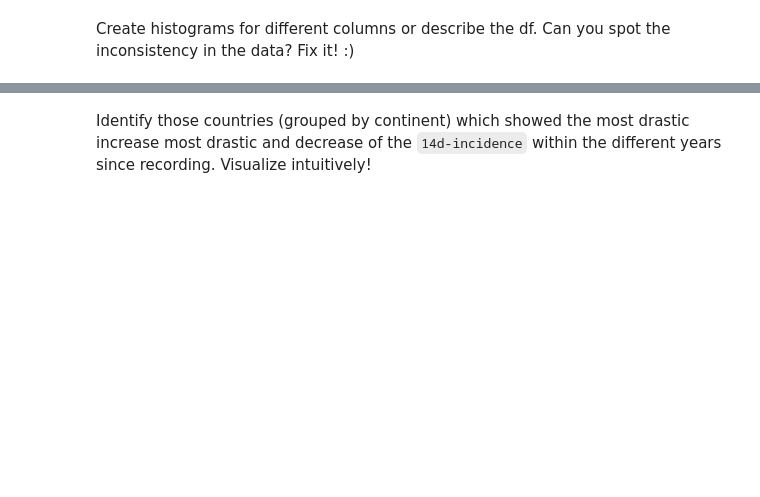
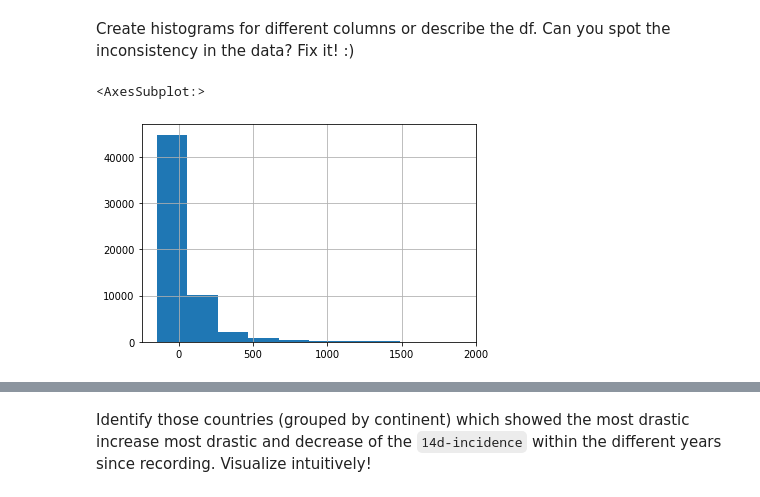
Before and after one commit to anafink/advanced_python_2021-22_HD, a Jupyter notebook: notebooks/exercises/day 7/07.exercise_COVID_data_wrangling.ipynb, the cells around one changed output, grey strips where cells are left out. Cells and saved outputs as stored; diff of their text form; code cells hidden in the pictures; blank space fills up the shorter version.

```diff
--- a/notebooks/exercises/day 7/07.exercise_COVID_data_wrangling.ipynb
+++ b/notebooks/exercises/day 7/07.exercise_COVID_data_wrangling.ipynb
@@ -95,9 +91,11 @@ memory usage: 6.1+ MB
+# %%
+cdf['14d-incidence'] = pd.to_numeric(cdf['14d-incidence'])
 # %% [markdown]
 We did not cover datetime objects in pandas, however they are quite powerful!
 
 Try:
 # %%
-cdf['date_reported'] = pd.to_datetime(cdf['dateRep'])
+cdf['date_reported'] = pd.to_datetime(cdf['dateRep'], format = "%d/%m/%Y")
 # %% [markdown]
 Now you can treat the column as a datetime objects using `df[col].dt` , e.g. https://docs.python.org/3/library/datetime.html#datetime.date.year
 # %%
@@ -112,5 +110,8 @@ Name: date_reported, dtype: int64
 # %% [markdown]
 Create a new column `deltaTime_since_start_of_recording`
 # %%
-delta_time = []
-cdf["deltaTime_since_start_of_recording"] = np.nan
+beginning_covid = min(cdf['date_reported'])
+# %%
+cdf['deltaTime_since_start_of_recording'] = cdf['date_reported'] - beginning_covid
+
+cdf.head()
@@ -117,2 +125,9 @@ cdf["deltaTime_since_start_of_recording"] = np.nan
 # %% [markdown]
 Create histograms for different columns or describe the df. Can you spot the inconsistency in the data? Fix it! :)
+# %%
+#cdf.hist(bins=100, figsize = (50,25))
+
+cdf["14d-incidence"].hist()
+# %% [output]
+<AxesSubplot:>
+[figure, added]
```
Also changed, not shown: parts of 17 cells of this notebook.
